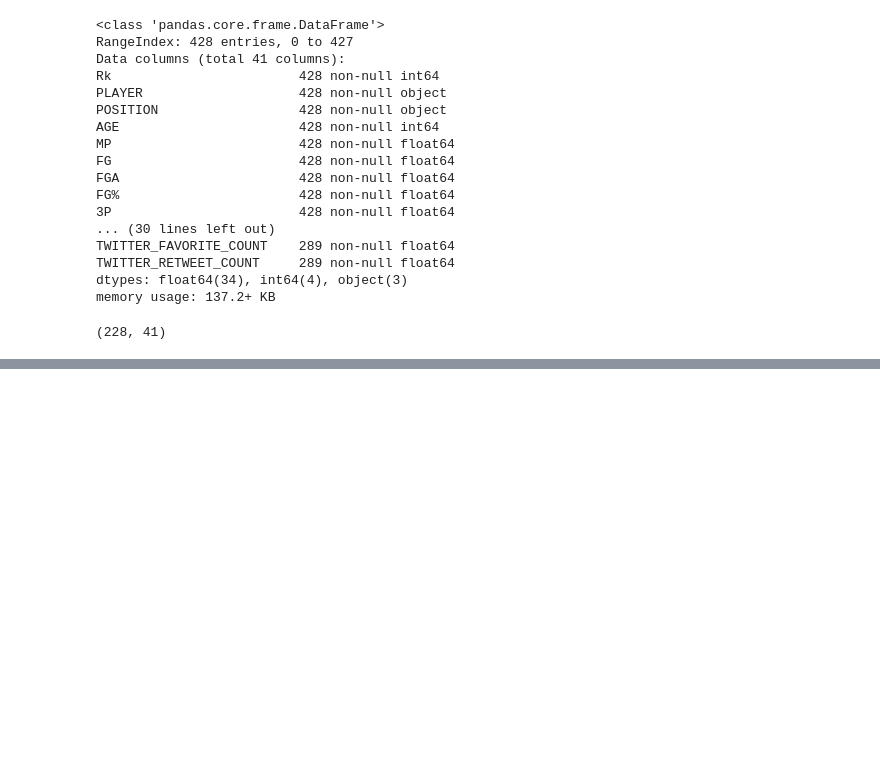
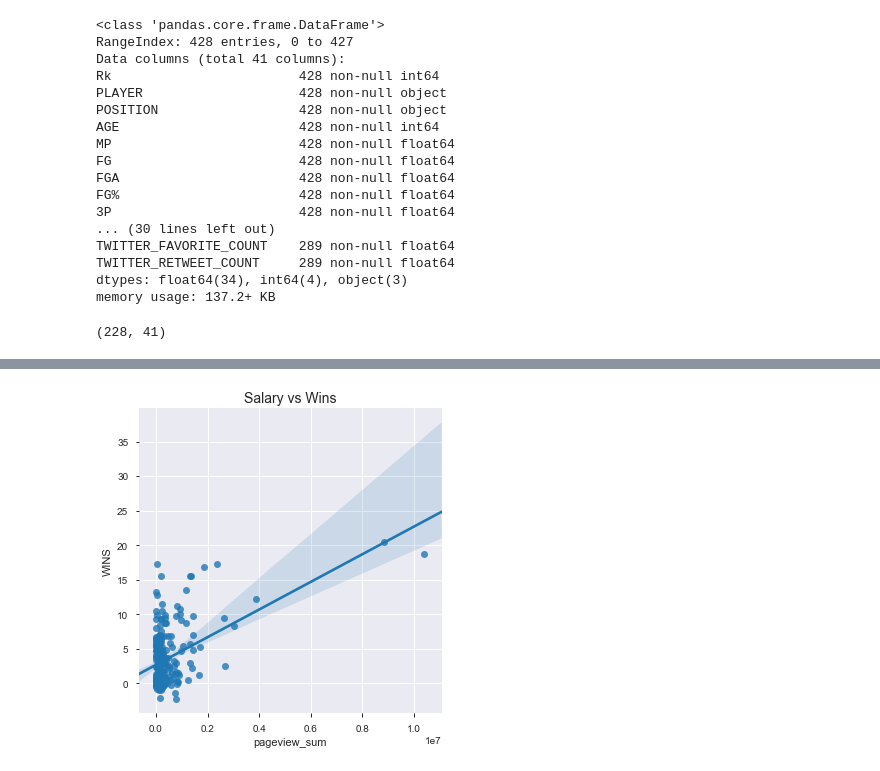
Before and after one commit to jsiwu94/NBA_Social_Influence, a Jupyter notebook: EDA-JS.ipynb, the cells around one changed output, grey strips where cells are left out. Cells and saved outputs as stored; diff of their text form; code cells hidden in the pictures; blank space fills up the shorter version.

```diff
--- a/EDA-JS.ipynb
+++ b/EDA-JS.ipynb
@@ -65,0 +90,6 @@ plt.show()
+# %%
+sns.lmplot(x="pageview_sum", y="WINS", data=master_datafile_na_omit)
+plt.title("Salary vs Wins", size = 14)
+plt.show()
+# %% [output]
+[figure, added]
```
Also changed, not shown: parts of 10 cells of this notebook, 2 other files.
